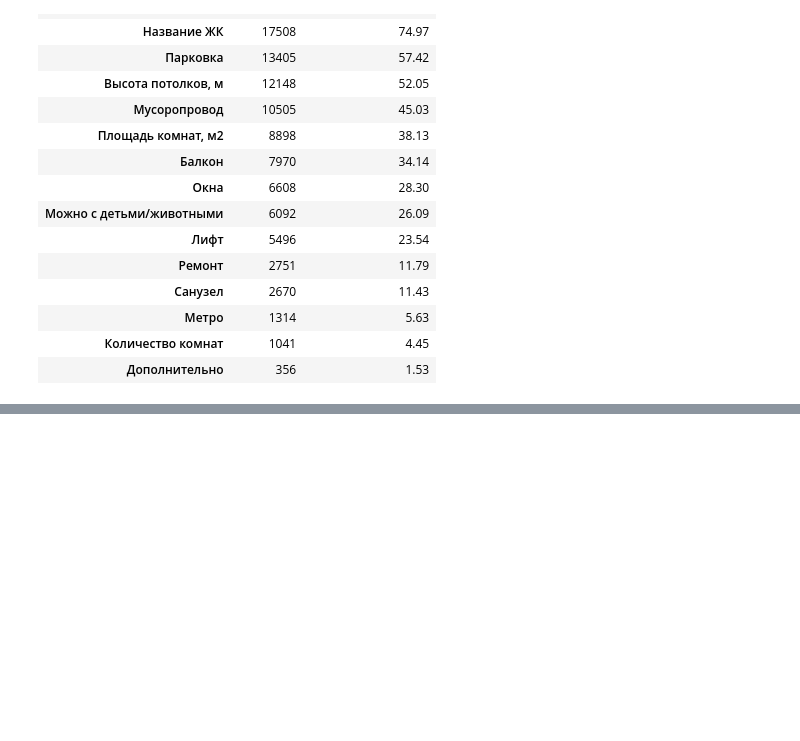
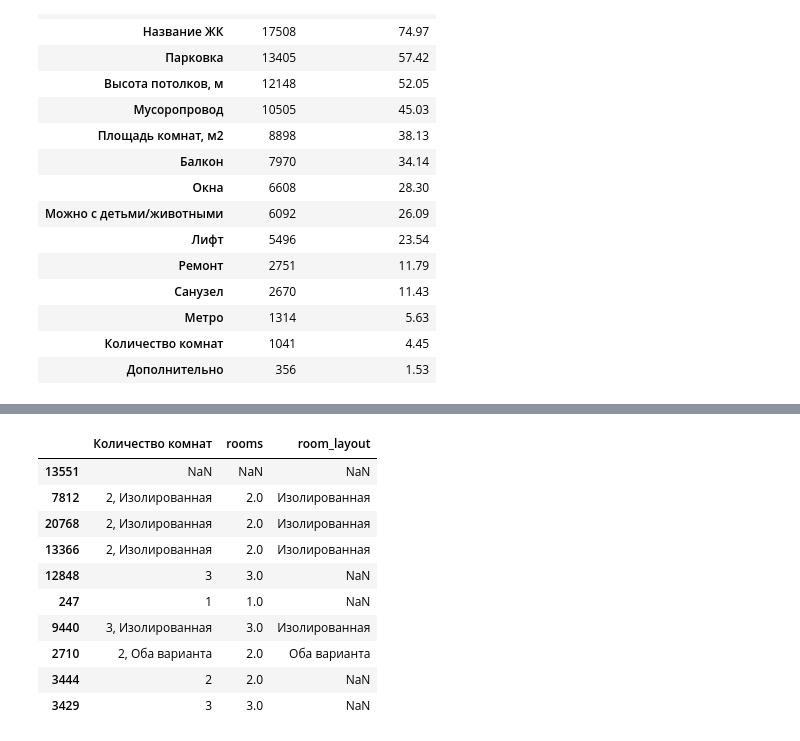
Before and after one commit to UlyanaShemyakina/real_estate_agency_ltd, a Jupyter notebook: release_2/preprocessing.ipynb, the cells around one changed output, grey strips where cells are left out. Drawn from its saved outputs; the diff is of its cells as text; code cells hidden in the pictures; blank space fills up the shorter version.

```diff
--- a/release_2/preprocessing.ipynb
+++ b/release_2/preprocessing.ipynb
@@ -589,0 +793,29 @@ print("Количество пропусков в цене за м²:", df_check
+# %%
+df_rub["rooms"] = (
+    df_rub["Количество комнат"]
+    .str.extract(r"^(\d+)")[0]
+    .astype(float)
+)
+
+df_rub["room_layout"] = (
+    df_rub["Количество комнат"]
+    .str.extract(r",\s*(.+)$")[0]
+)
+# %%
+display(
+    df_rub[
+        ["Количество комнат", "rooms", "room_layout"]
+    ].sample(10, random_state=42)
+)
+# %% [output]
+|  | Количество комнат | rooms | room_layout |
+| 13551 | NaN | NaN | NaN |
+| 7812 | 2, Изолированная | 2.0 | Изолированная |
+| 20768 | 2, Изолированная | 2.0 | Изолированная |
+| 13366 | 2, Изолированная | 2.0 | Изолированная |
+| 12848 | 3 | 3.0 | NaN |
+| 247 | 1 | 1.0 | NaN |
+| 9440 | 3, Изолированная | 3.0 | Изолированная |
+| 2710 | 2, Оба варианта | 2.0 | Оба варианта |
+| 3444 | 2 | 2.0 | NaN |
+| 3429 | 3 | 3.0 | NaN |
```
Also changed, not shown: parts of 50 cells of this notebook, 1 other file.
